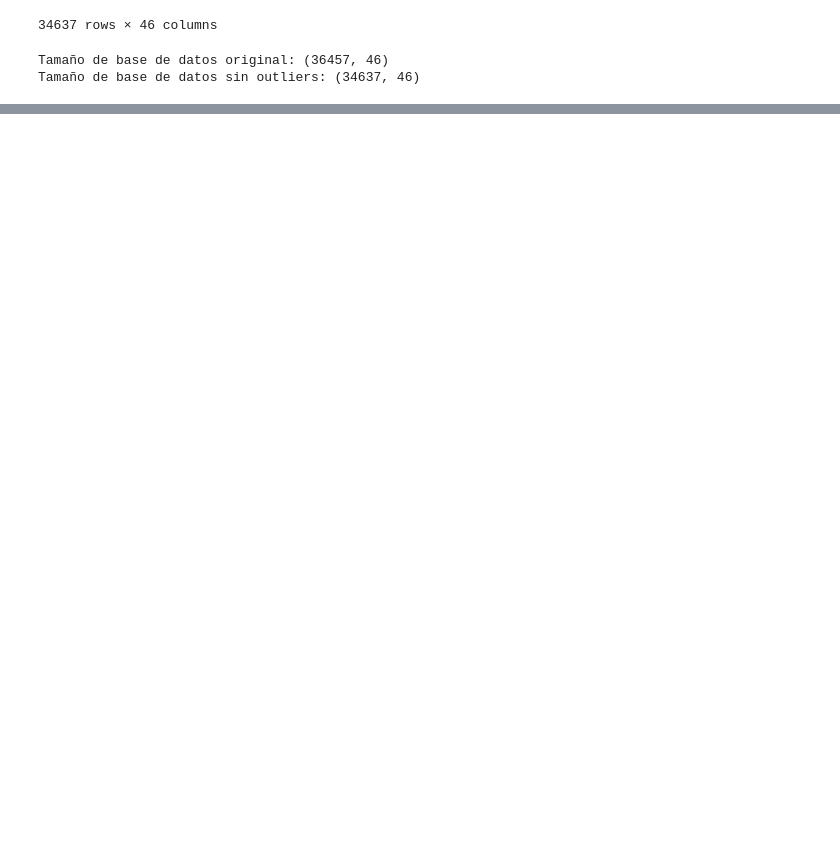
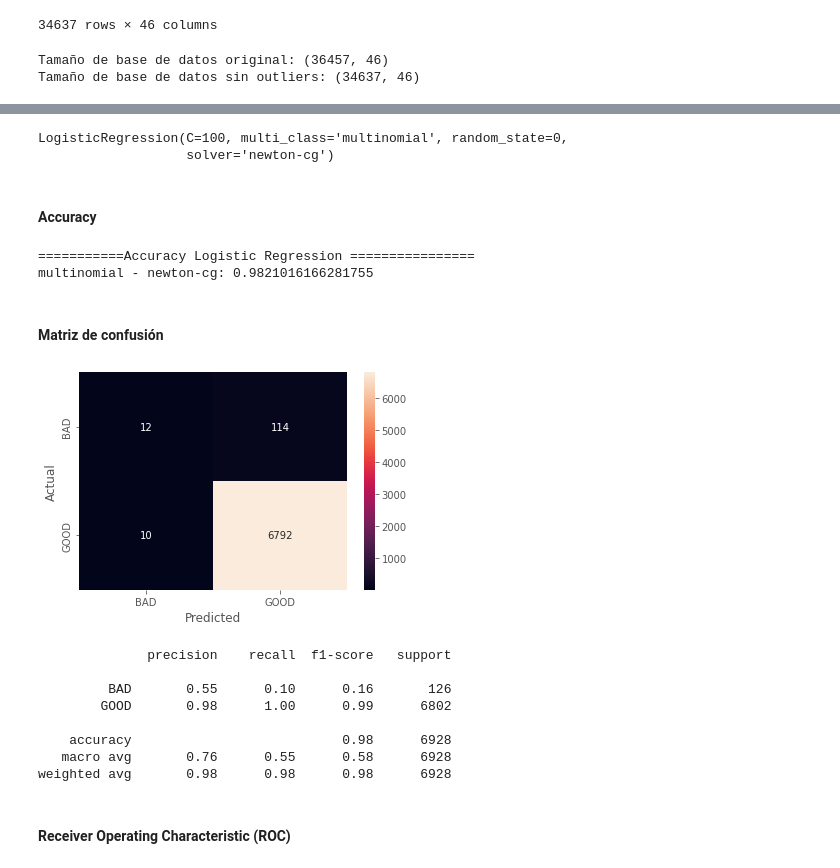
Before and after one commit to mariaimr/Monografia-UdeA, a Jupyter notebook: Monografia_Credit_Card_Approval_Prediction.ipynb, the cells around one changed output, grey strips where cells are left out. Cells and saved outputs as stored; diff of their text form; code cells hidden in the pictures; blank space fills up the shorter version.

```diff
--- a/Monografia_Credit_Card_Approval_Prediction.ipynb
+++ b/Monografia_Credit_Card_Approval_Prediction.ipynb
@@ -722,0 +969,14 @@ Tamaño de base de datos sin outliers: (34637, 46)
+# %%
+#Datos de entrenamiento y de prueba base de datos completa
+X_train, X_test, y_train, y_test = train_test_split(
+                                        X,
+                                        y.values.reshape(-1,1),
+                                        train_size   = 0.8,
+                                        random_state = 1234,
+                                        shuffle      = True
+                                    )
+# %%
+scaler = MinMaxScaler()
+num_vars = banco_credit_num[1:]
+X_train[num_vars] = scaler.fit_transform(X_train[num_vars])
+X_test[num_vars] = scaler.fit_transform(X_test[num_vars])
@@ -722,0 +985,55 @@ Tamaño de base de datos sin outliers: (34637, 46)
+# %%
+model_reg_logistica = LogisticRegression(
+    C = best_params_reg_log["C"],
+    class_weight = best_params_reg_log["class_weight"],
+    multi_class = best_params_reg_log["multi_class"],
+    solver = best_params_reg_log["solver"],
+    random_state = 0)
+
+model_reg_logistica.fit(X_train, y_train)
+# %% [output]
+LogisticRegression(C=100, multi_class='multinomial', random_state=0,
+                   solver='newton-cg')
+# %% [markdown]
+#### Accuracy
+# %%
+y_1 = model_reg_logistica.predict(X_test)
+# %%
+print("===========Accuracy Logistic Regression ================")
+print("multinomial - newton-cg:", metrics.accuracy_score(y_test, y_1))
+# %% [output]
+===========Accuracy Logistic Regression ================
+multinomial - newton-cg: 0.9821016166281755
+# %% [markdown]
+#### Matriz de confusión
+# %%
+#Matriz de confusión
+
+conf_mat = confusion_matrix(y_test, y_1)
+
+fig, ax = plt.subplots(figsize=(6,4))
+sns.heatmap(conf_mat
+            , annot=True
+            , fmt='d'
+            , xticklabels=banco_clientes_ROS['RESULTADO'].sort_values().unique()
+            , yticklabels=banco_clientes_ROS['RESULTADO'].sort_values().unique()
+           )
+plt.ylabel('Actual')
+plt.xlabel('Predicted')
+plt.show()
+
+print(metrics.classification_report(y_test, y_1, target_names=banco_clientes_ROS['RESULTADO'].sort_values().unique()))
+
+#Matriz de confusion como porcentaje 0-100%
+# %% [output]
+[figure, added]
+              precision    recall  f1-score   support
+
+         BAD       0.55      0.10      0.16       126
+        GOOD       0.98      1.00      0.99      6802
+
+    accuracy                           0.98      6928
+   macro avg       0.76      0.55      0.58      6928
+weighted avg       0.98      0.98      0.98      6928
+# %% [markdown]
+#### Receiver Operating Characteristic (ROC)
```
Also changed, not shown: parts of 49 cells of this notebook.
